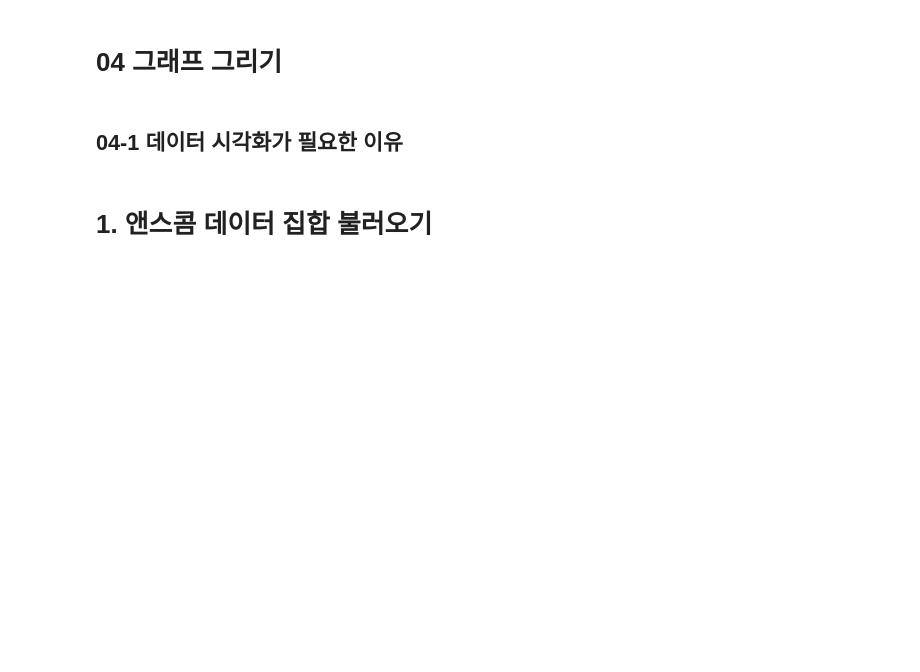
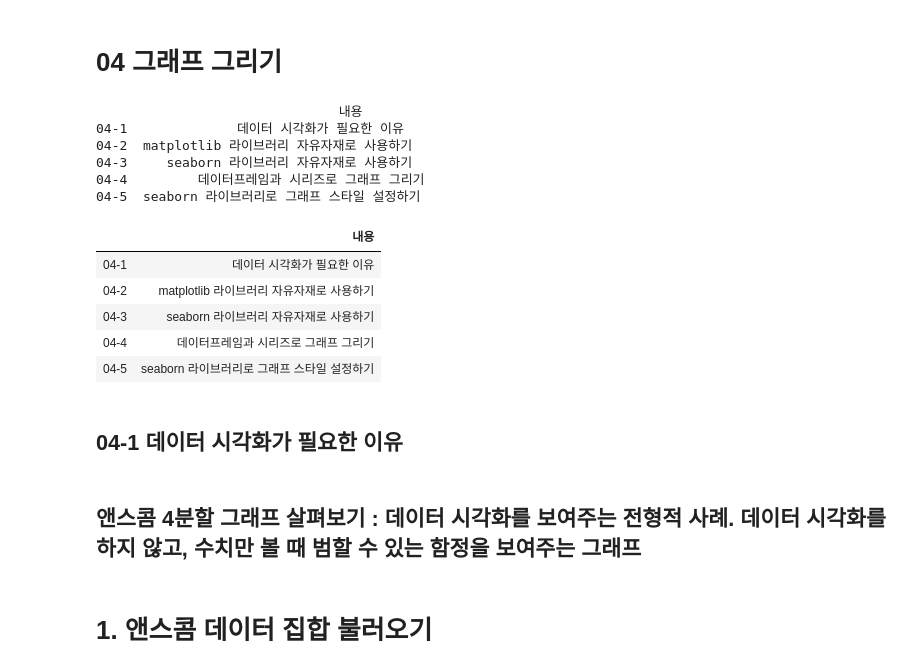
Before and after one commit to kohoon/doit_pandas, a Jupyter notebook: doit_pandas/notebook/04_practice.ipynb, the cells around one changed output. Cells and saved outputs as stored; diff of their text form; code cells hidden in the pictures; blank space fills up the shorter version.

```diff
--- a/doit_pandas/notebook/04_practice.ipynb
+++ b/doit_pandas/notebook/04_practice.ipynb
@@ -1,7 +1,32 @@
 # %% [markdown]
 # 04 그래프 그리기
+# %%
+import pandas as pd
+
+toc04 = pd.DataFrame(
+    data={'내용': ['데이터 시각화가 필요한 이유', 'matplotlib 라이브러리 자유자재로 사용하기', 'seaborn 라이브러리 자유자재로 사용하기', '데이터프레임과 시리즈로 그래프 그리기', 'seaborn 라이브러리로 그래프 스타일 설정하기']},
+    index=['04-1', '04-2', '04-3', '04-4', '04-5'])
+
+print(toc04)
+
+toc04
+# %% [output]
+                               내용
+04-1              데이터 시각화가 필요한 이유
+04-2  matplotlib 라이브러리 자유자재로 사용하기
+04-3     seaborn 라이브러리 자유자재로 사용하기
+04-4         데이터프레임과 시리즈로 그래프 그리기
+04-5  seaborn 라이브러리로 그래프 스타일 설정하기
+|  | 내용 |
+| 04-1 | 데이터 시각화가 필요한 이유 |
+| 04-2 | matplotlib 라이브러리 자유자재로 사용하기 |
+| 04-3 | seaborn 라이브러리 자유자재로 사용하기 |
+| 04-4 | 데이터프레임과 시리즈로 그래프 그리기 |
+| 04-5 | seaborn 라이브러리로 그래프 스타일 설정하기 |
 # %% [markdown]
 ## 04-1 데이터 시각화가 필요한 이유
+# %% [markdown]
+## 앤스콤 4분할 그래프 살펴보기 : 데이터 시각화를 보여주는 전형적 사례. 데이터 시각화를 하지 않고, 수치만 볼 때 범할 수 있는 함정을 보여주는 그래프
 # %% [markdown]
 # 1. 앤스콤 데이터 집합 불러오기
 # %%
```
Also changed, not shown: parts of 23 cells of this notebook.
